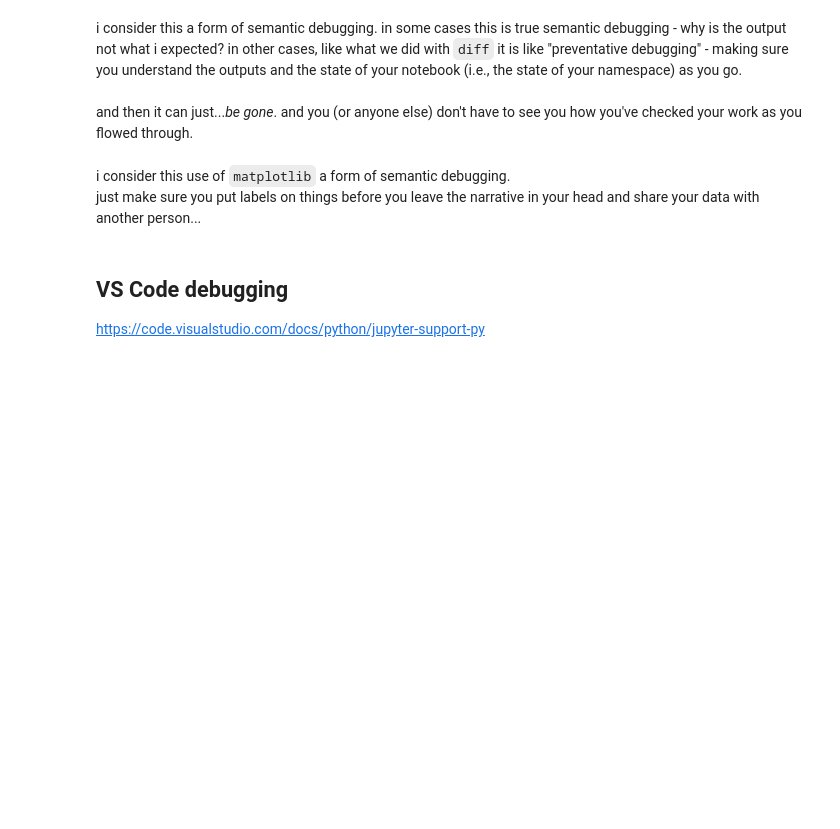
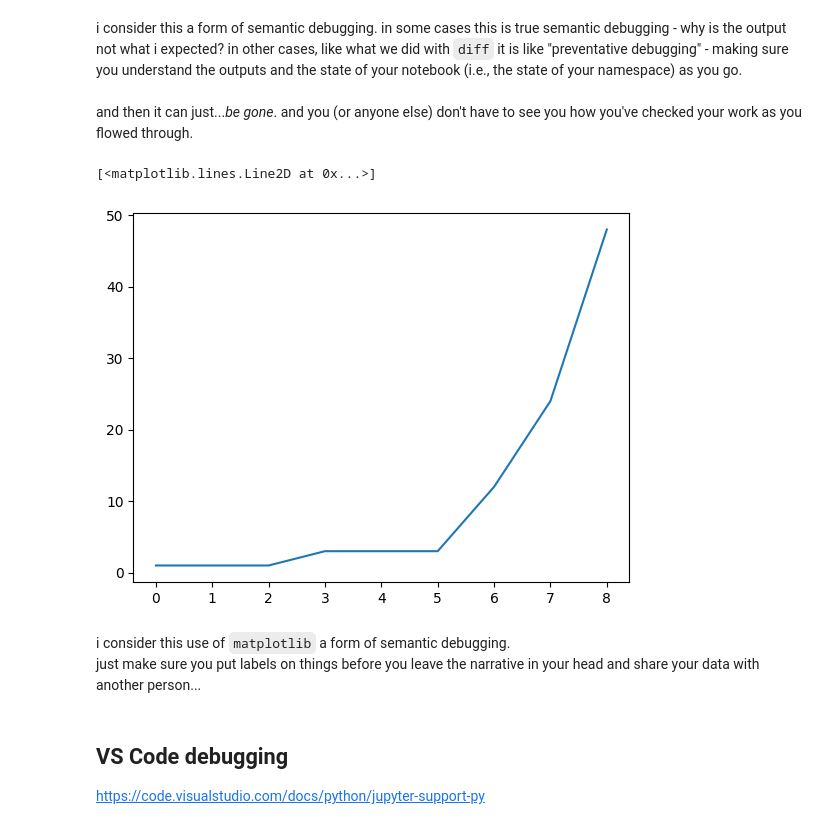
Before and after one commit to CU-NRSC-7657/NRSC7657, a Jupyter notebook: Week4/Debugging.ipynb, the cells around one changed output. Saved outputs shown, nothing was run; the diff lists cells and outputs as text; code cells hidden in the pictures; blank space fills up the shorter version.

```diff
--- a/Week4/Debugging.ipynb
+++ b/Week4/Debugging.ipynb
@@ -40,6 +103,11 @@ i consider this a form of semantic debugging. in some cases this is true semanti
 and then it can just..._be gone_. and you (or anyone else) don't have to see you how you've checked your work as you flowed through.
 # %%
 import matplotlib.pyplot as plt
+# %%
+plt.plot(diffs)
+# %% [output]
+[<matplotlib.lines.Line2D at 0x...>]
+[figure, added]
 # %% [markdown]
 i consider this use of `matplotlib` a form of semantic debugging.
 <br>just make sure you put labels on things before you leave the narrative in your head and share your data with another person...
```
Also changed, not shown: parts of 21 cells of this notebook, 3 other files.
